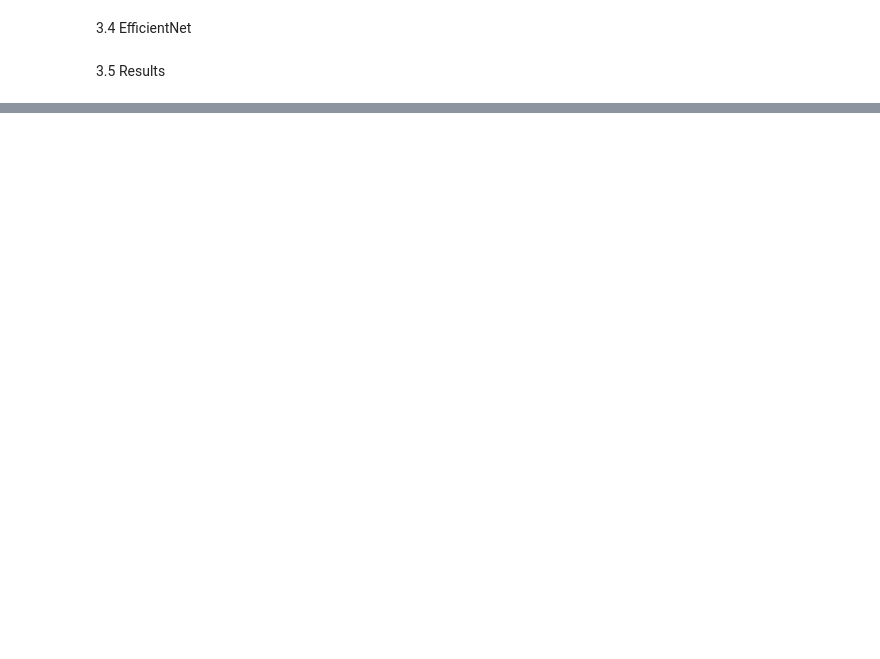
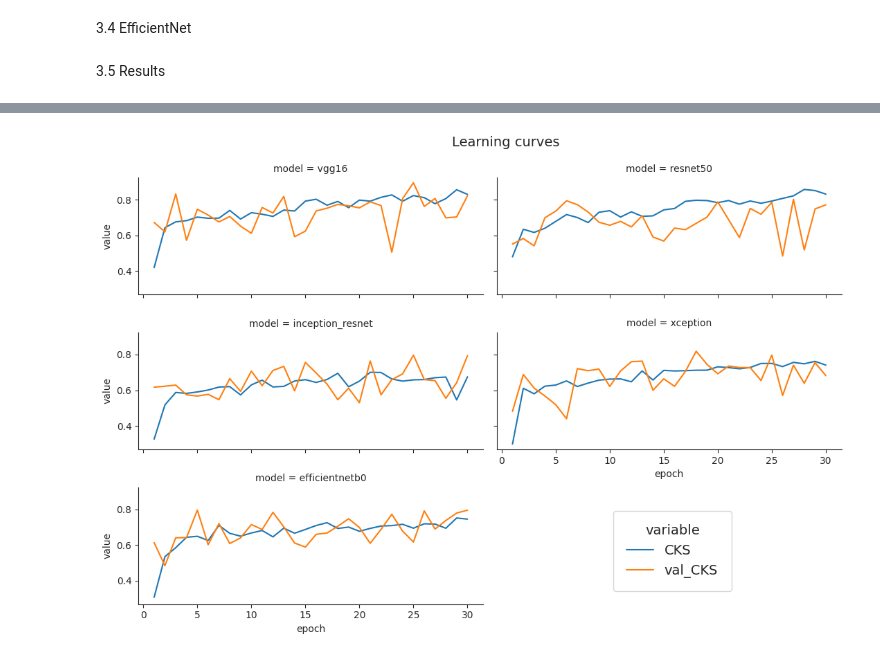
Before and after one commit to DylanLavoue/pneumonia_detection, a Jupyter notebook: pneumonia/notebooks/models/file_comparison.ipynb, the cells around one changed output, grey strips where cells are left out. Cells and saved outputs as stored; diff of their text form; code cells hidden in the pictures; blank space fills up the shorter version.

```diff
--- a/pneumonia/notebooks/models/file_comparison.ipynb
+++ b/pneumonia/notebooks/models/file_comparison.ipynb
@@ -401,33 +495,35 @@ sns.despine(offset=10, trim=True)
 # %%
 epochs = list(range(1,EPOCHS+1))
-full_mcc_history = []
+full_cks_history = []
 for model, history in histories.items():
     data = {}
     data['epoch'] = epochs
     data['model'] = [model]*EPOCHS
-    data['MCC'] = history['MCC']
-    data['val_MCC'] = history['val_MCC']
-    full_mcc_history.append(pd.DataFrame.from_dict(data))
-full_mcc_history_df = pd.concat(full_mcc_history)
+    data['CKS'] = history['CKS']
+    data['val_CKS'] = history['val_CKS']
+    full_cks_history.append(pd.DataFrame.from_dict(data))
+full_cks_history_df = pd.concat(full_cks_history)
 
 sns.set_style('ticks')
 rp = sns.relplot(
-    data=pd.melt(full_mcc_history_df,['epoch','model']),
+    data=pd.melt(full_cks_history_df,['epoch','model']),
     x="epoch",
     y="value",
     hue="variable",
     col="model",
     col_wrap=2,
     height=2.5,
     aspect=2.2,
     kind="line"
 )
 rp.fig.suptitle('Learning curves', fontsize=14)
 rp.fig.subplots_adjust(top=0.9)
 sns.move_legend(rp,
                 'center',
                 bbox_to_anchor=(.7, .18),
                 fontsize=14,
                 title_fontsize=14,
                 frameon=True,
                 borderpad=1)
+# %% [output]
+[figure, added]
```
Also changed, not shown: parts of 16 cells of this notebook, 13 other files.
